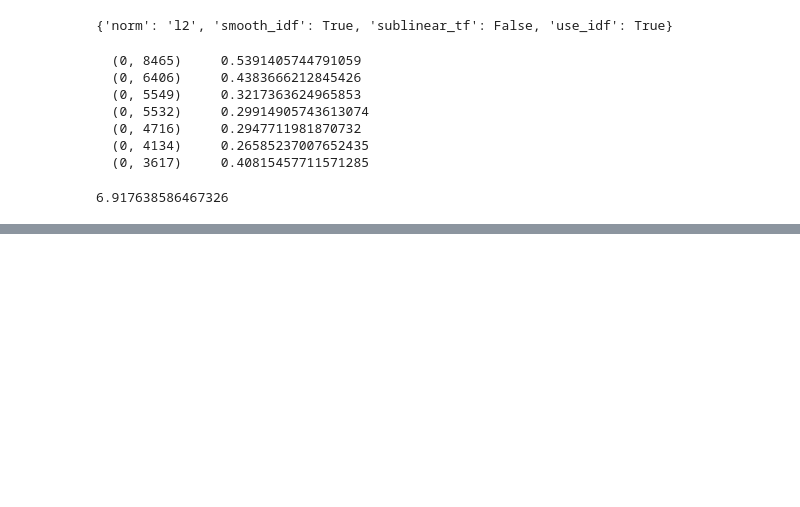
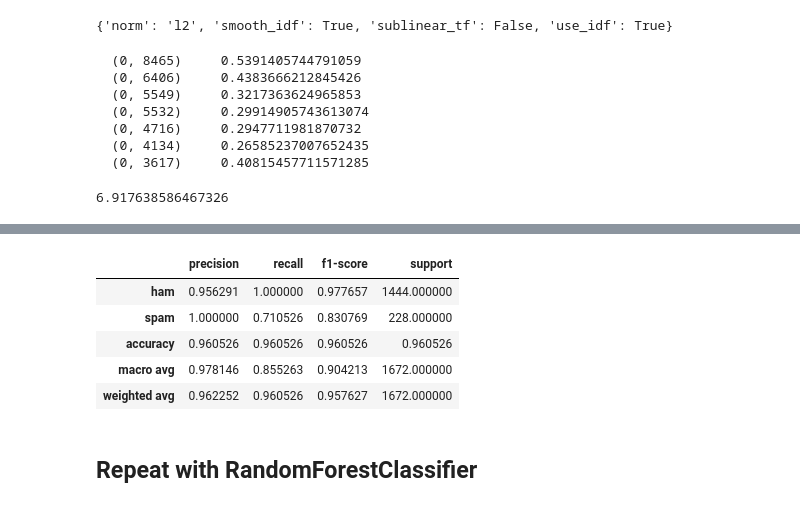
Before and after one commit to sku1978/sk-share-repo, a Jupyter notebook: ML/Natural Language Processing/spam-ham.ipynb, the cells around one changed output, grey strips where cells are left out. Cells and saved outputs as stored; diff of their text form; code cells hidden in the pictures; blank space fills up the shorter version.

```diff
--- a/ML/Natural Language Processing/spam-ham.ipynb
+++ b/ML/Natural Language Processing/spam-ham.ipynb
@@ -239,0 +264,14 @@ tfid_transformer.idf_[bow_transformer.vocabulary_['mom']]
+# %%
+from sklearn.model_selection import train_test_split
+
+msg_train, msg_test, label_train, label_test = train_test_split(messages['message'], messages['label'], test_size=0.3)
+# %%
+from sklearn.pipeline import Pipeline
+
+pipeline = Pipeline([
+                     ('bow', CountVectorizer(analyzer=clean_string)),
+                     ('tfidf', TfidfTransformer()),
+                     ('classifier', MultinomialNB())
+])
+# %%
+pipeline.fit(msg_train, label_train)
@@ -239,0 +296,15 @@ tfid_transformer.idf_[bow_transformer.vocabulary_['mom']]
+# %%
+predictions=pipeline.predict(msg_test)
+# %%
+from sklearn.metrics import classification_report
+
+pd.DataFrame(classification_report(label_test, predictions, output_dict=True)).transpose()
+# %% [output]
+|  | precision | recall | f1-score | support |
+| ham | 0.956291 | 1.000000 | 0.977657 | 1444.000000 |
+| spam | 1.000000 | 0.710526 | 0.830769 | 228.000000 |
+| accuracy | 0.960526 | 0.960526 | 0.960526 | 0.960526 |
+| macro avg | 0.978146 | 0.855263 | 0.904213 | 1672.000000 |
+| weighted avg | 0.962252 | 0.960526 | 0.957627 | 1672.000000 |
+# %% [markdown]
+## Repeat with RandomForestClassifier
```
Also changed, not shown: parts of 16 cells of this notebook.
